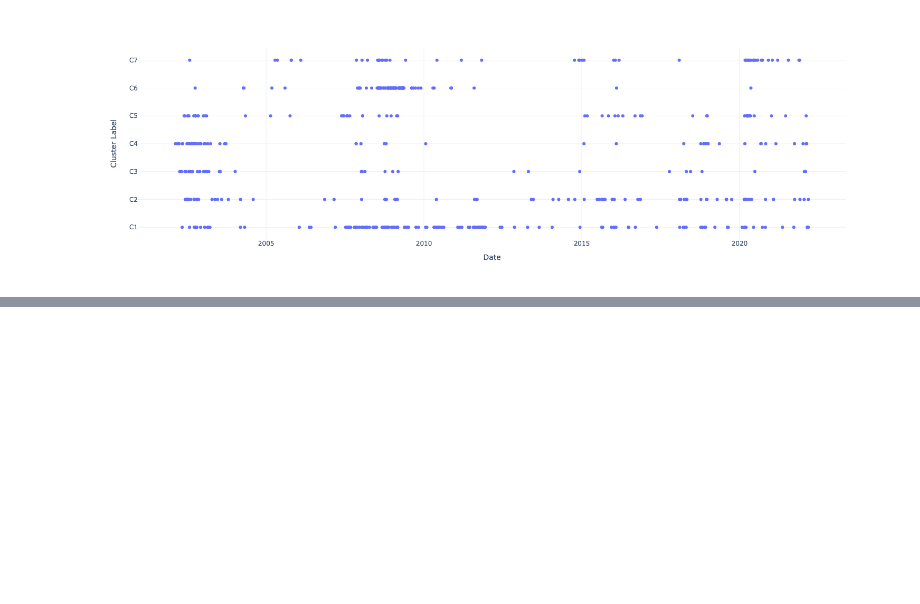
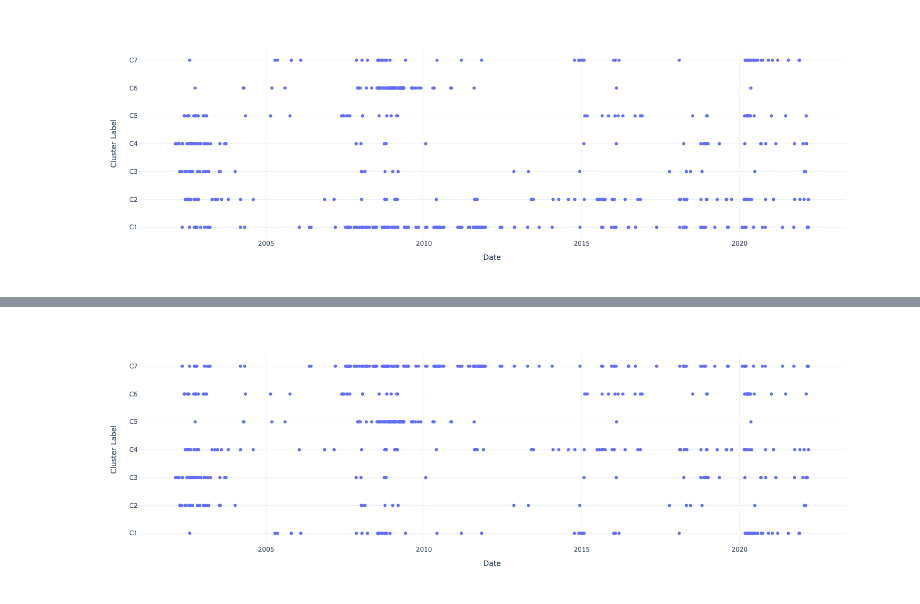
Before and after one commit to MegaCookies88/MSc.-Thesis-EVT-SP500, a Jupyter notebook: Jupyter_Notebooks/kmeans.ipynb, the cells around one changed output, grey strips where cells are left out. Drawn from its saved outputs; the diff is of its cells as text; code cells hidden in the pictures; blank space fills up the shorter version.

```diff
--- a/Jupyter_Notebooks/kmeans.ipynb
+++ b/Jupyter_Notebooks/kmeans.ipynb
@@ -116,0 +137,11 @@ fig.show()
+# %%
+fig = px.scatter(labels)
+fig.update_layout(
+    showlegend=False, xaxis_title='Date', yaxis_title='Cluster Label'
+)
+fig.update_yaxes(categoryorder='array', categoryarray=centers.index)
+
+#fig.write_image('../figures/x.jpeg', scale=2)
+fig.show()
+# %% [output]
+[figure, added]
```
Also changed, not shown: parts of 3 cells of this notebook.
